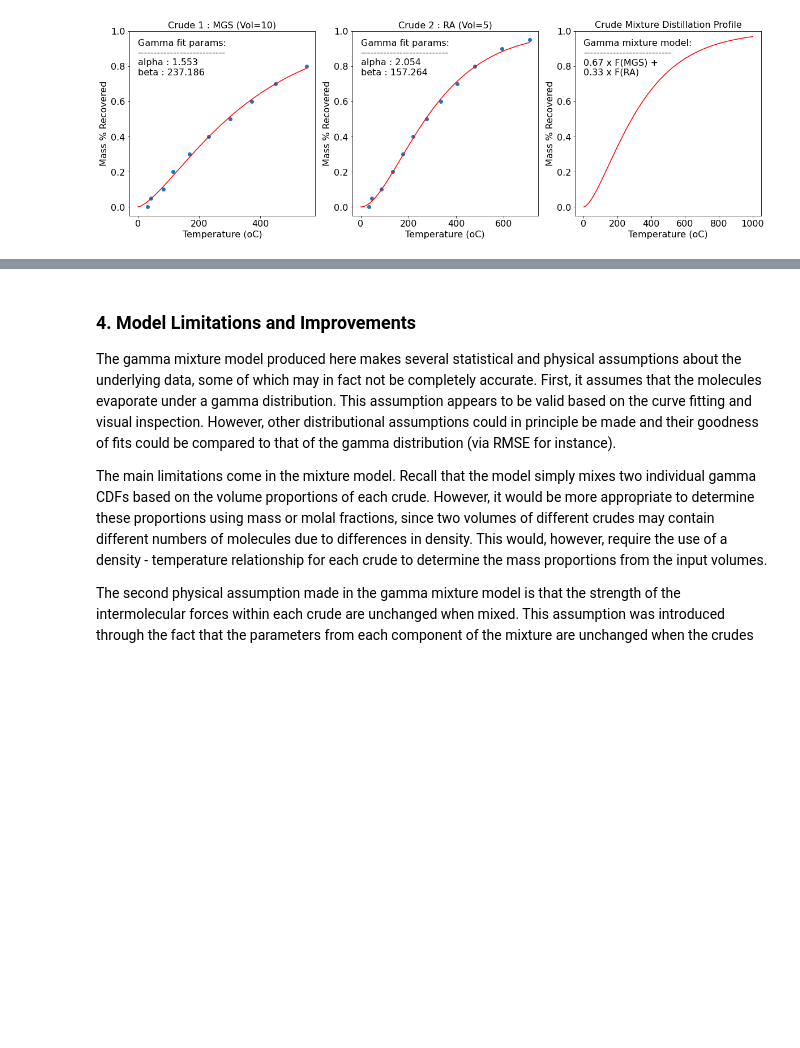
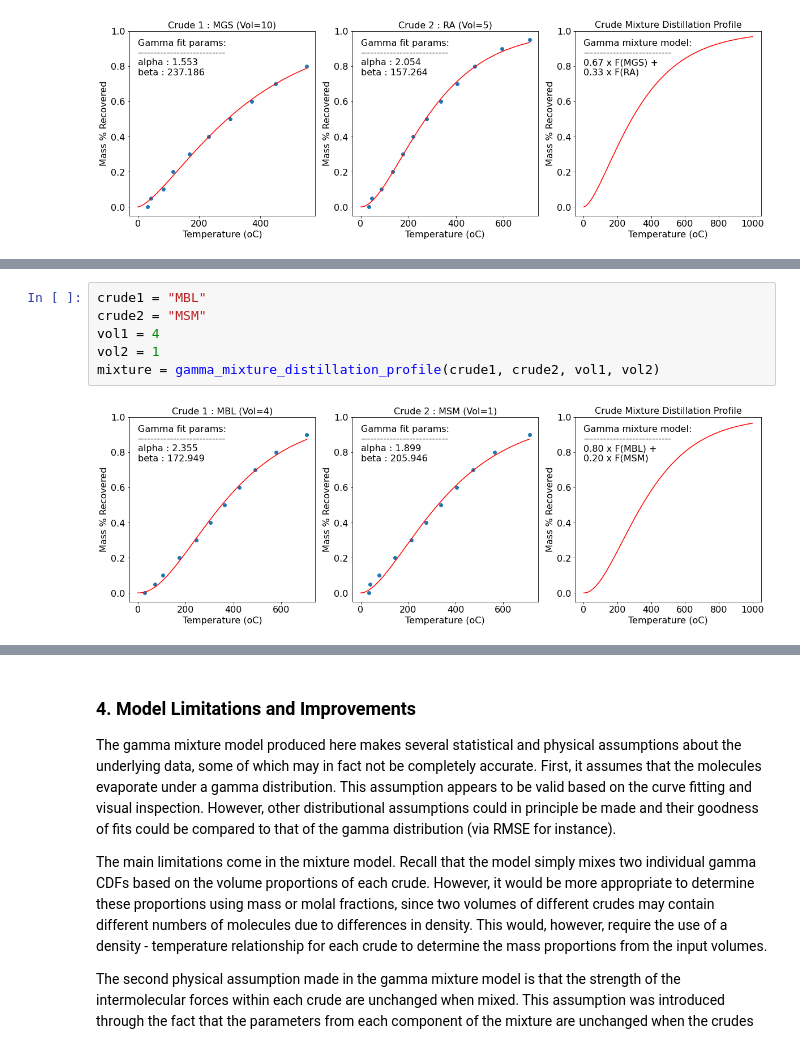
Before and after one commit to RobBlumberg/validere_distillation, a Jupyter notebook: src/distillation-profile.ipynb, the cells around one changed output, grey strips where cells are left out. Drawn from its saved outputs; the diff is of its cells as text; blank space fills up the shorter version.

```diff
--- a/src/distillation-profile.ipynb
+++ b/src/distillation-profile.ipynb
@@ -87,0 +132,8 @@ We can see the resultant distillation profile curve in the third plot on the rig
+# %%
+crude1 = "MBL"
+crude2 = "MSM"
+vol1 = 4
+vol2 = 1
+mixture = gamma_mixture_distillation_profile(crude1, crude2, vol1, vol2)
+# %% [output]
+[figure, added]
```
Also changed, not shown: parts of 8 cells of this notebook.
